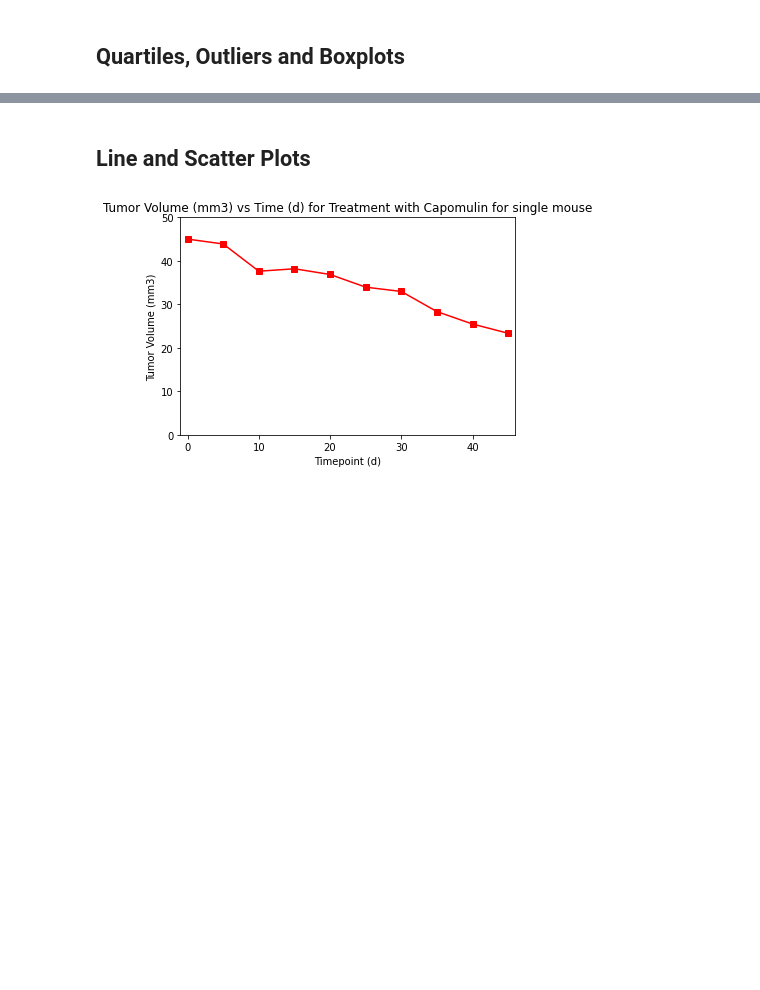
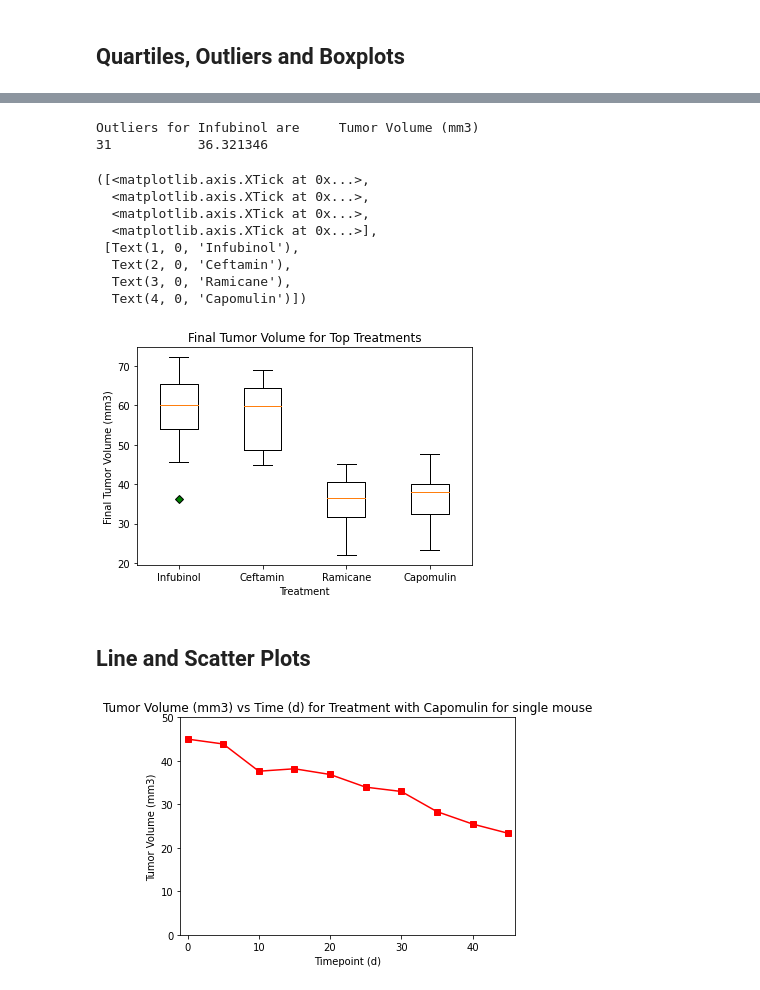
Before and after one commit to jillpeloquin13/Matplotlib, a Jupyter notebook: Pymaceuticals_main.ipynb, the cells around one changed output, grey strips where cells are left out. Cells and saved outputs as stored; diff of their text form; code cells hidden in the pictures; blank space fills up the shorter version.

```diff
--- a/Pymaceuticals_main.ipynb
+++ b/Pymaceuticals_main.ipynb
@@ -320,3 +237,49 @@ plt.show()
+# %%
+# Put treatments into a list for for loop (and later for plot labels) Capomulin, Ramicane, Infubinol, and Ceftamin
+# Create empty list to fill with tumor vol data (for plotting)
+# Calculate the IQR and quantitatively determine if there are any potential outliers.
+    # Locate the rows which contain mice on each drug and get the tumor volumes
+    # add subset
+    # Determine outliers using upper and lower bounds
+Treatments = ['Infubinol', 'Ceftamin','Ramicane', 'Capomulin']
+Tumor_vol_out = []
+Tumor_vol = []
+
+for treatment in Treatments:
+    Data = combined_max_study_df[combined_max_study_df['Drug Regimen'] == treatment][['Tumor Volume (mm3)']]
+    list_of_names = Data['Tumor Volume (mm3)'].to_list()
+    Tumor_vol.append(list_of_names)
+    quartiles = Data['Tumor Volume (mm3)'].quantile([.25,.5,.75])
+    lowerq = quartiles[0.25]
+    upperq = quartiles[0.75]
+    iqr = upperq-lowerq
+    lower_bound = lowerq - (1.5*iqr)
+    upper_bound = upperq + (1.5*iqr)
+    Out =  Data.loc[(Data['Tumor Volume (mm3)'] < lower_bound) | (Data['Tumor Volume (mm3)'] > upper_bound)]
+    if len(Out) > 0:
+        print(f"Outliers for {treatment} are {Out}")
+    Tumor_vol_out.append(Out)
+# %% [output]
+Outliers for Infubinol are     Tumor Volume (mm3)
+31           36.321346
+# %%
+green_diamond = dict(markerfacecolor='g', marker='D')
+fig1, ax1 = plt.subplots()
+ax1.set_title('Final Tumor Volume for Top Treatments')
+ax1.set_xlabel('Treatment')
+ax1.set_ylabel('Final Tumor Volume (mm3)')
+ax1.boxplot(Tumor_vol, flierprops=green_diamond)
+plt.xticks([1, 2, 3, 4], Treatments)
+# %% [output]
+([<matplotlib.axis.XTick at 0x...>,
+  <matplotlib.axis.XTick at 0x...>,
+  <matplotlib.axis.XTick at 0x...>,
+  <matplotlib.axis.XTick at 0x...>],
+ [Text(1, 0, 'Infubinol'),
+  Text(2, 0, 'Ceftamin'),
+  Text(3, 0, 'Ramicane'),
+  Text(4, 0, 'Capomulin')])
+[figure, added]
 # %% [markdown]
 ## Line and Scatter Plots
 # %%
```
Also changed, not shown: parts of 6 cells of this notebook.
